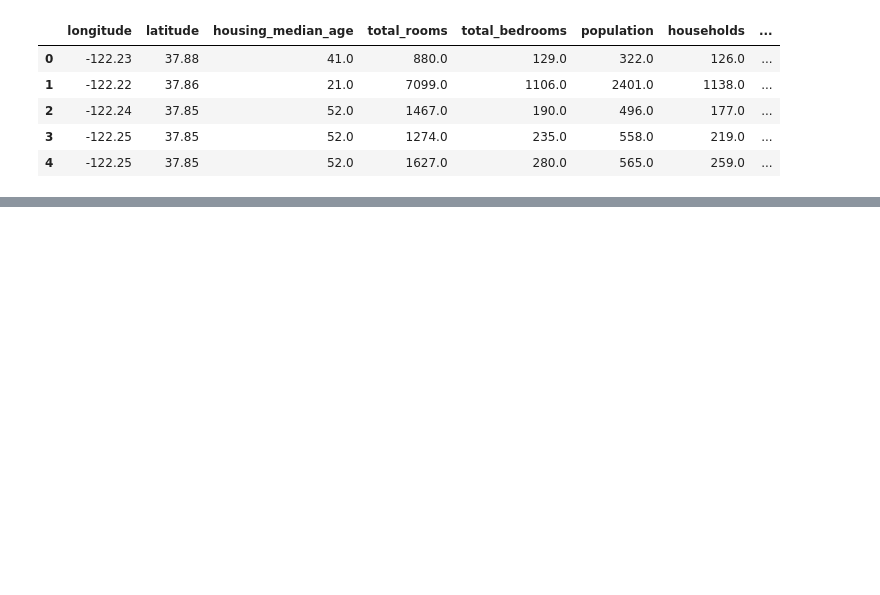
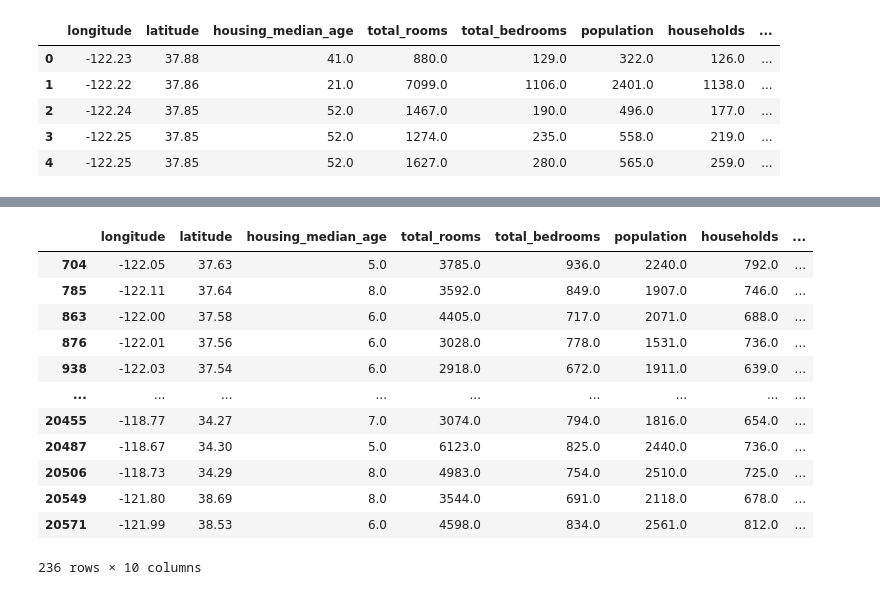
Before and after one commit to shahriarKabir44/learn_data_science, a Jupyter notebook: learn_pandas.ipynb, the cells around one changed output, grey strips where cells are left out. Drawn from its saved outputs; the diff is of its cells as text; code cells hidden in the pictures; blank space fills up the shorter version.

```diff
--- a/learn_pandas.ipynb
+++ b/learn_pandas.ipynb
@@ -42,0 +266,17 @@ df.head()
+# %%
+filter=  (df['total_bedrooms']>595.0)  & (df['housing_median_age']<=8) & (df['total_bedrooms']<=936.0)
+df[filter]
+# %% [output]
+|  | longitude | latitude | housing_median_age | total_rooms | total_bedrooms | population | households | ... |
+| 704 | -122.05 | 37.63 | 5.0 | 3785.0 | 936.0 | 2240.0 | 792.0 | ... |
+| 785 | -122.11 | 37.64 | 8.0 | 3592.0 | 849.0 | 1907.0 | 746.0 | ... |
+| 863 | -122.00 | 37.58 | 6.0 | 4405.0 | 717.0 | 2071.0 | 688.0 | ... |
+| 876 | -122.01 | 37.56 | 6.0 | 3028.0 | 778.0 | 1531.0 | 736.0 | ... |
+| 938 | -122.03 | 37.54 | 6.0 | 2918.0 | 672.0 | 1911.0 | 639.0 | ... |
+| ... | ... | ... | ... | ... | ... | ... | ... | ... |
+| 20455 | -118.77 | 34.27 | 7.0 | 3074.0 | 794.0 | 1816.0 | 654.0 | ... |
+| 20487 | -118.67 | 34.30 | 5.0 | 6123.0 | 825.0 | 2440.0 | 736.0 | ... |
+| 20506 | -118.73 | 34.29 | 8.0 | 4983.0 | 754.0 | 2510.0 | 725.0 | ... |
+| 20549 | -121.80 | 38.69 | 8.0 | 3544.0 | 691.0 | 2118.0 | 678.0 | ... |
+| 20571 | -121.99 | 38.53 | 6.0 | 4598.0 | 834.0 | 2561.0 | 812.0 | ... |
+236 rows × 10 columns
```
Also changed, not shown: parts of 25 cells of this notebook.
